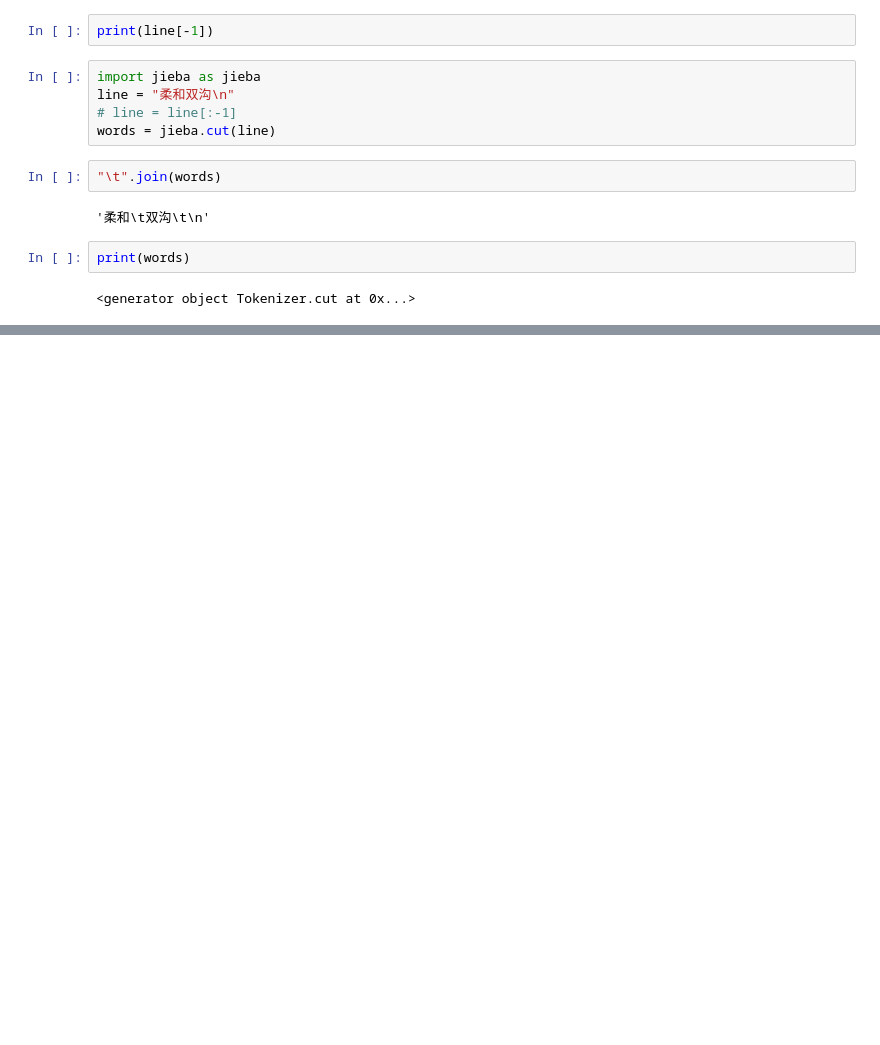
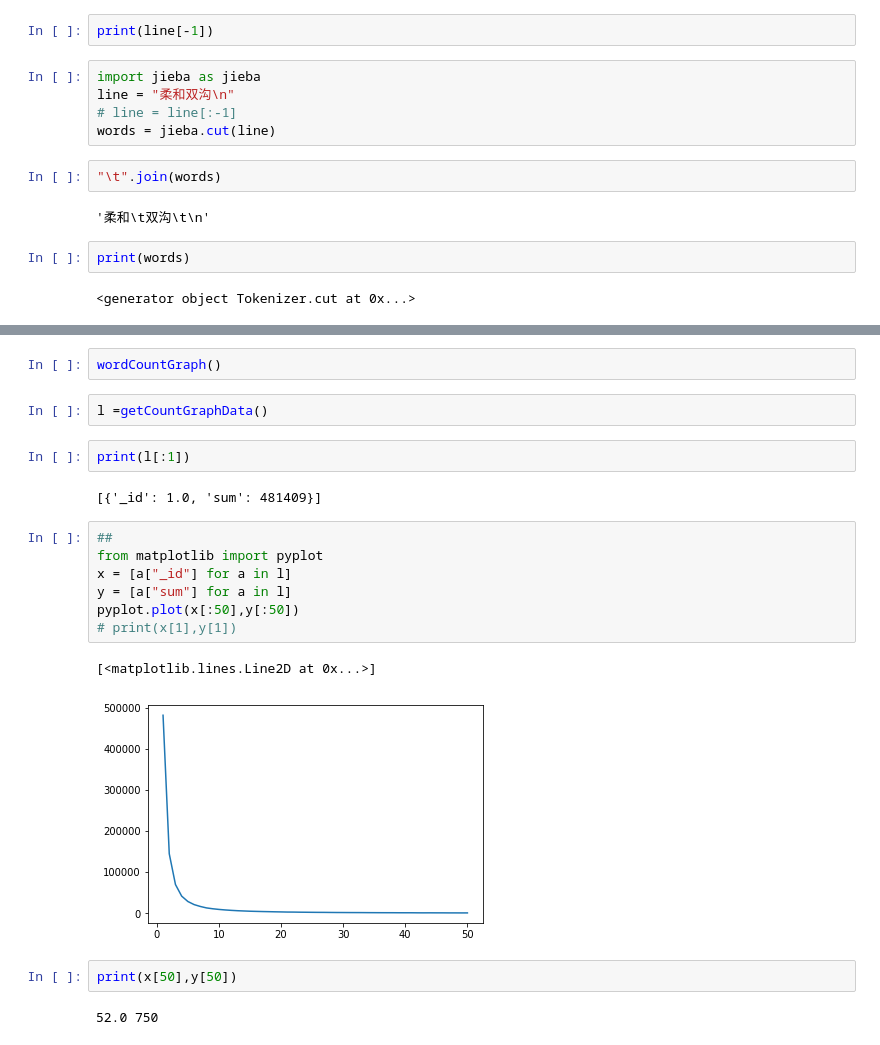
Before and after one commit to voidliududu/compKey, a Jupyter notebook: dataprocess.ipynb, the cells around one changed output, grey strips where cells are left out. Cells and saved outputs as stored; diff of their text form; blank space fills up the shorter version.

```diff
--- a/dataprocess.ipynb
+++ b/dataprocess.ipynb
@@ -163,0 +300,22 @@ print(words)
+# %%
+wordCountGraph()
+# %%
+l =getCountGraphData()
+# %%
+print(l[:1])
+# %% [output]
+[{'_id': 1.0, 'sum': 481409}]
+# %%
+##
+from matplotlib import pyplot
+x = [a["_id"] for a in l]
+y = [a["sum"] for a in l]
+pyplot.plot(x[:50],y[:50])
+# print(x[1],y[1])
+# %% [output]
+[<matplotlib.lines.Line2D at 0x...>]
+[figure, added]
+# %%
+print(x[50],y[50])
+# %% [output]
+52.0 750
```
Also changed, not shown: parts of 47 cells of this notebook.
